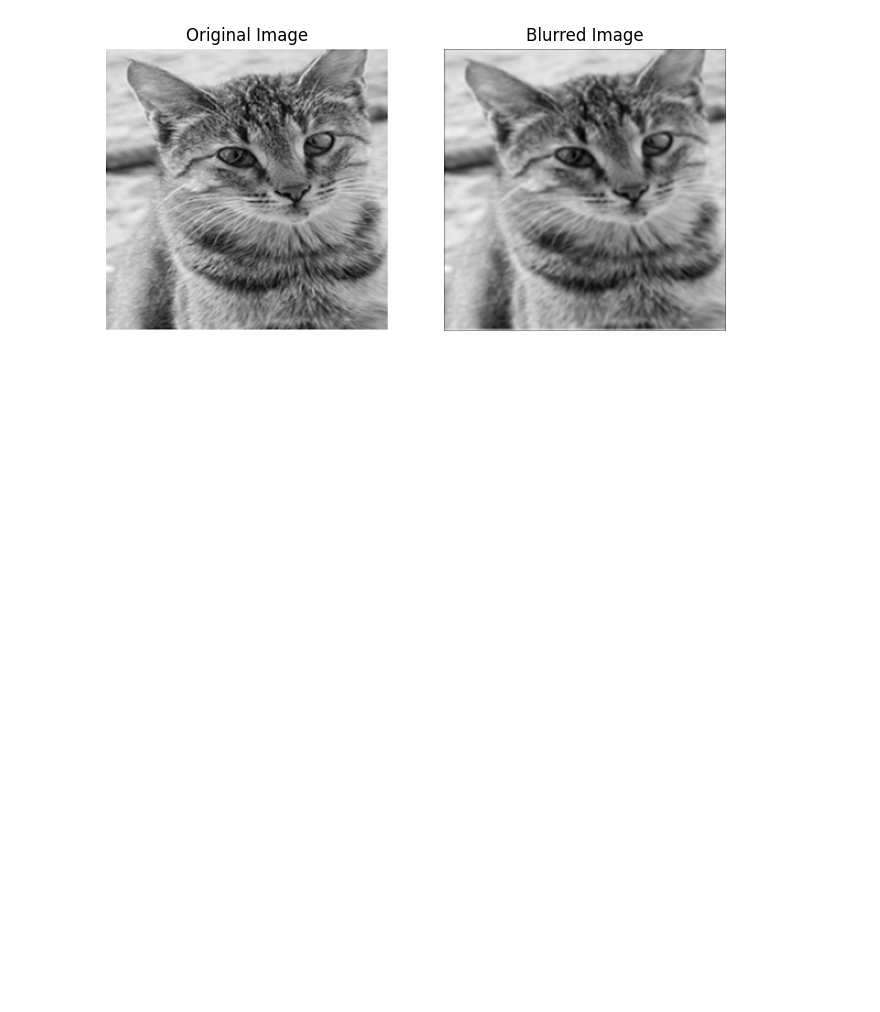
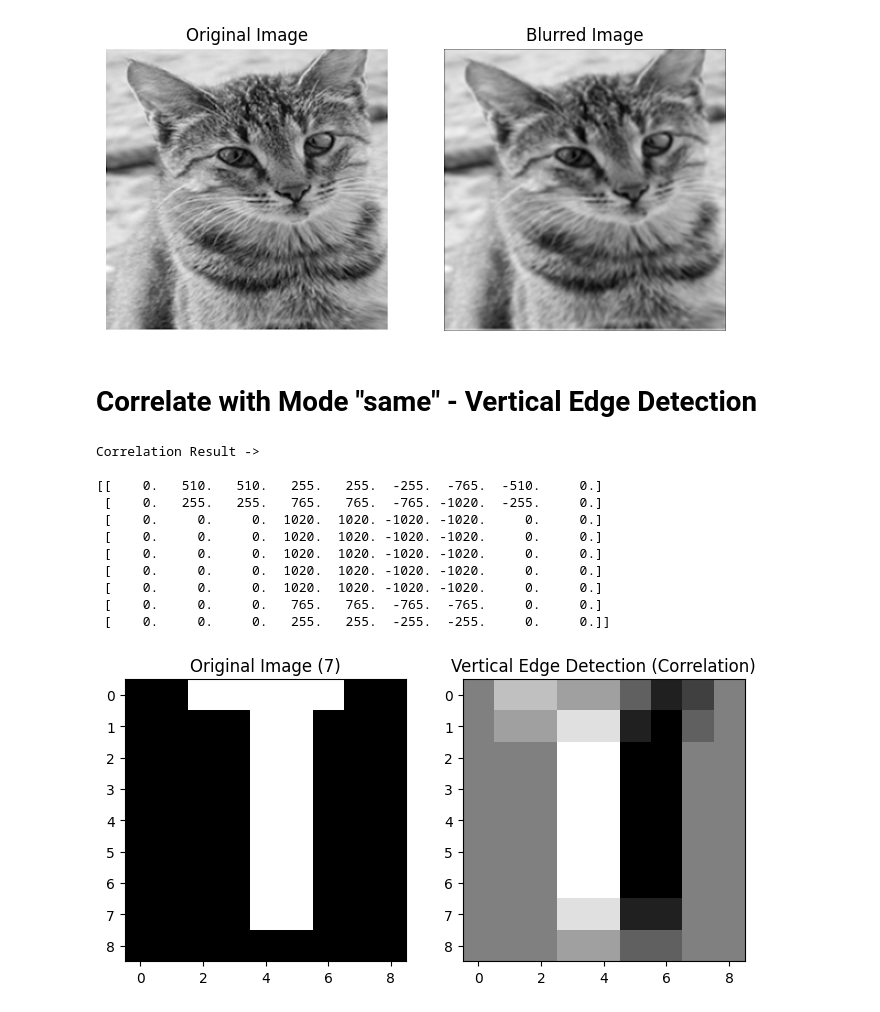
Before and after one commit to arvishcdoshi/CNN-Samples, a Jupyter notebook: CNN.ipynb, the cells around one changed output. Drawn from its saved outputs; the diff is of its cells as text; code cells hidden in the pictures; blank space fills up the shorter version.

```diff
--- a/CNN.ipynb
+++ b/CNN.ipynb
@@ -100,0 +120,59 @@ plt.show()
+# %% [markdown]
+# Correlate with Mode "same" - Vertical Edge Detection
+# %%
+# Correlate - without flipping kernel
+# Mode same - Output same size (one pixel padding added)
+
+import numpy as np
+import matplotlib.pyplot as plt
+import tensorflow as tf
+from scipy.signal import correlate2d
+
+# Step 1: Create a binary image of "7" (black = 0, white = 255)
+image = np.array([
+    [0, 0, 255, 255, 255, 255, 255, 0, 0],
+    [0, 0, 0, 0, 255, 255, 0, 0, 0],
+    [0, 0, 0, 0, 255, 255, 0, 0, 0],
+    [0, 0, 0, 0, 255, 255, 0, 0, 0],
+    [0, 0, 0, 0, 255, 255, 0, 0, 0],
+    [0, 0, 0, 0, 255, 255, 0, 0, 0],
+    [0, 0, 0, 0, 255, 255, 0, 0, 0],
+    [0, 0, 0, 0, 255, 255, 0, 0, 0],
+    [0, 0, 0, 0, 0, 0, 0, 0, 0]
+], dtype=np.float32)
+
+# Step 2: Define a vertical edge detection kernel (Sobel-like)
+vertical_kernel = np.array([
+    [-1, 0, 1],
+    [-2, 0, 2],
+    [-1, 0, 1]
+], dtype=np.float32)
+
+corr_result = correlate2d(image, vertical_kernel, mode='same')
+
+print("Correlation Result -> \n")
+print(corr_result, "\n")
+
+# Step 3: Visualize Results
+fig, axs = plt.subplots(1, 2, figsize=(8, 4))
+
+axs[0].imshow(image, cmap='gray', vmin=0, vmax=255)
+axs[0].set_title('Original Image (7)')
+
+axs[1].imshow(corr_result, cmap='gray')
+axs[1].set_title('Vertical Edge Detection (Correlation)')
+
+plt.show()
+# %% [output]
+Correlation Result ->
+
+[[    0.   510.   510.   255.   255.  -255.  -765.  -510.     0.]
+ [    0.   255.   255.   765.   765.  -765. -1020.  -255.     0.]
+ [    0.     0.     0.  1020.  1020. -1020. -1020.     0.     0.]
+ [    0.     0.     0.  1020.  1020. -1020. -1020.     0.     0.]
+ [    0.     0.     0.  1020.  1020. -1020. -1020.     0.     0.]
+ [    0.     0.     0.  1020.  1020. -1020. -1020.     0.     0.]
+ [    0.     0.     0.  1020.  1020. -1020. -1020.     0.     0.]
+ [    0.     0.     0.   765.   765.  -765.  -765.     0.     0.]
+ [    0.     0.     0.   255.   255.  -255.  -255.     0.     0.]]
+[figure, added]
```
Also changed, not shown: parts of 22 cells of this notebook.
